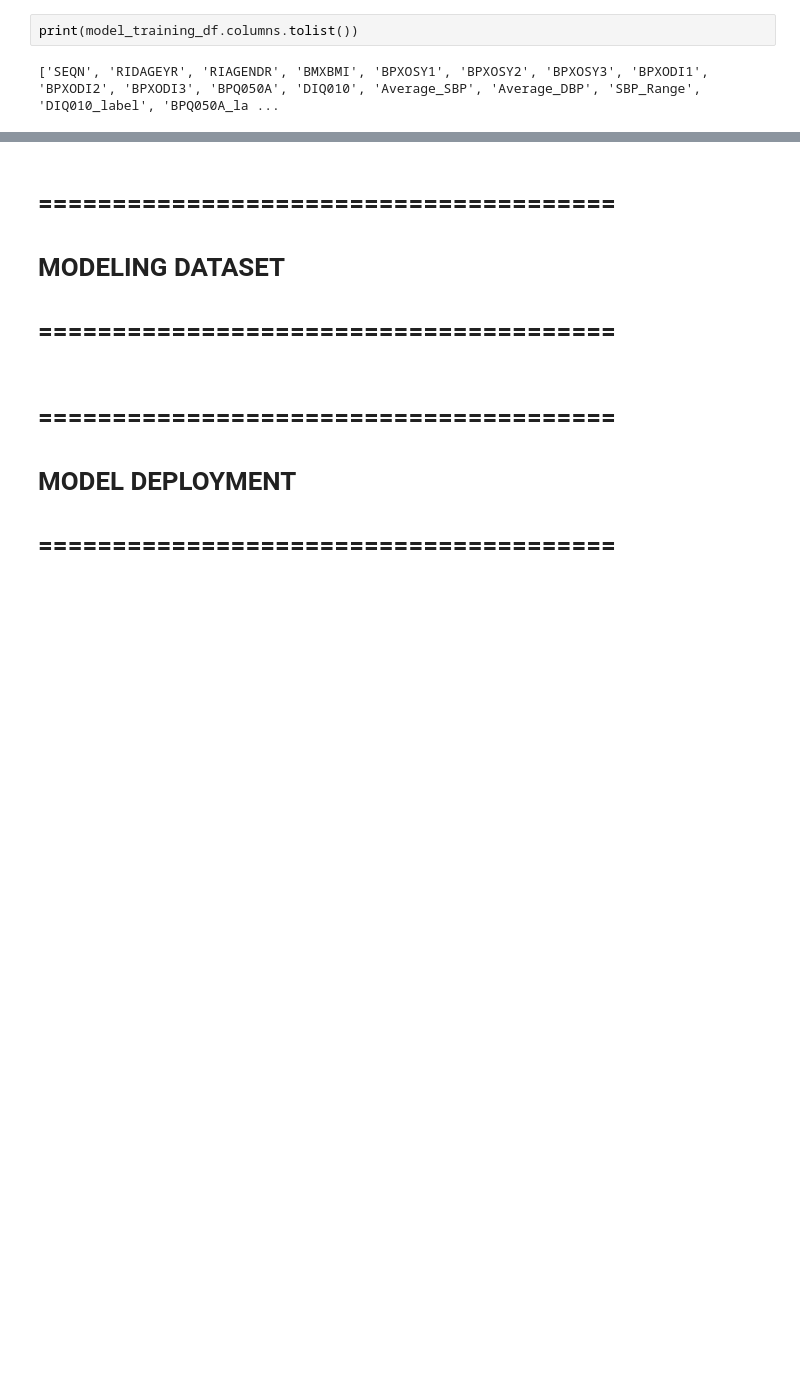
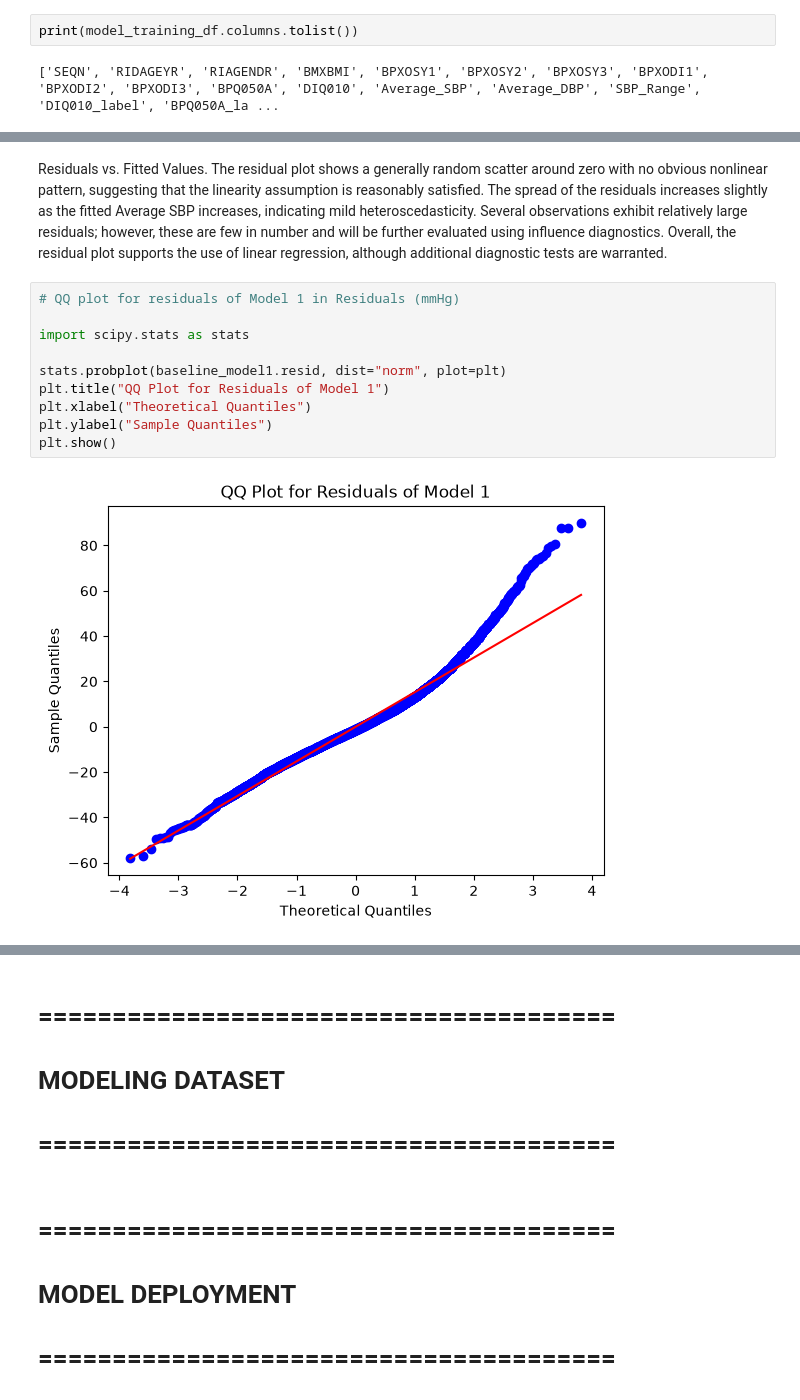
Before and after one commit to kmnguyen37/Intelligent-Blood-Presure-Risk-Assessment, a Jupyter notebook: notebook/01-project-notebook.ipynb, the cells around one changed output, grey strips where cells are left out. Cells and saved outputs as stored; diff of their text form; blank space fills up the shorter version.

```diff
--- a/notebook/01-project-notebook.ipynb
+++ b/notebook/01-project-notebook.ipynb
@@ -1667,0 +1762,14 @@ strong multicollinearity problems or that the design matrix is singular.
+# %% [markdown]
+Residuals vs. Fitted Values. The residual plot shows a generally random scatter around zero with no obvious nonlinear pattern, suggesting that the linearity assumption is reasonably satisfied. The spread of the residuals increases slightly as the fitted Average SBP increases, indicating mild heteroscedasticity. Several observations exhibit relatively large residuals; however, these are few in number and will be further evaluated using influence diagnostics. Overall, the residual plot supports the use of linear regression, although additional diagnostic tests are warranted.
+# %%
+# QQ plot for residuals of Model 1 in Residuals (mmHg)
+
+import scipy.stats as stats
+
+stats.probplot(baseline_model1.resid, dist="norm", plot=plt)
+plt.title("QQ Plot for Residuals of Model 1")
+plt.xlabel("Theoretical Quantiles")
+plt.ylabel("Sample Quantiles")
+plt.show()
+# %% [output]
+[figure, added]
```
Also changed, not shown: parts of 22 cells of this notebook, 1 other file.
